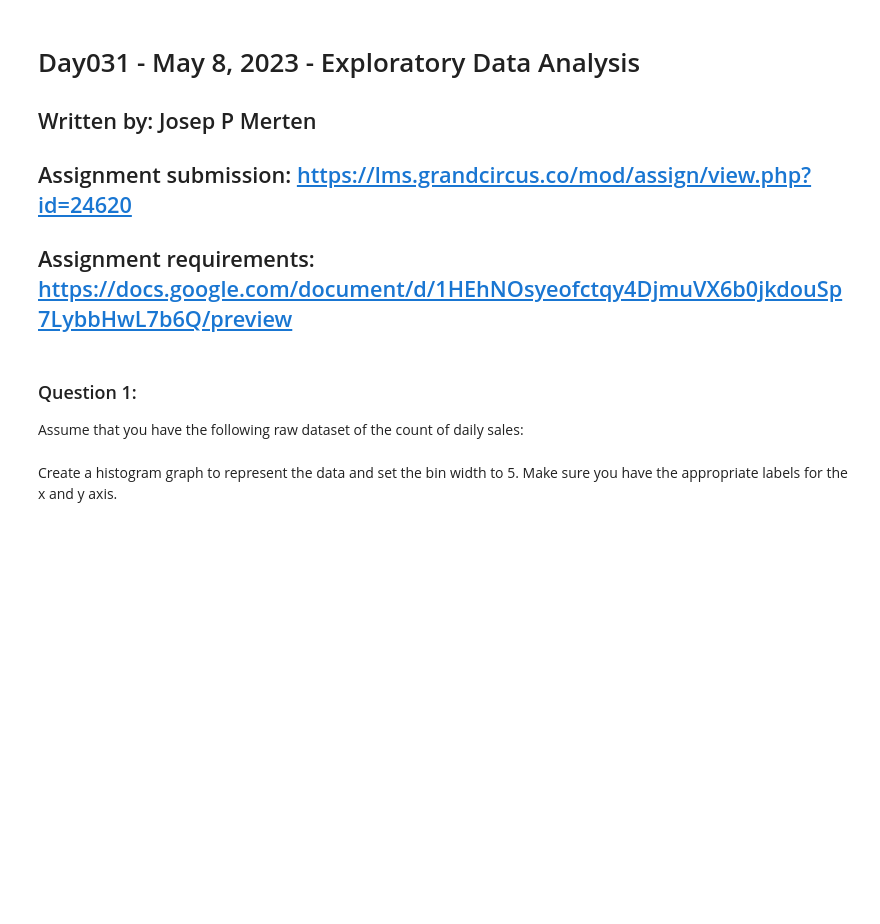
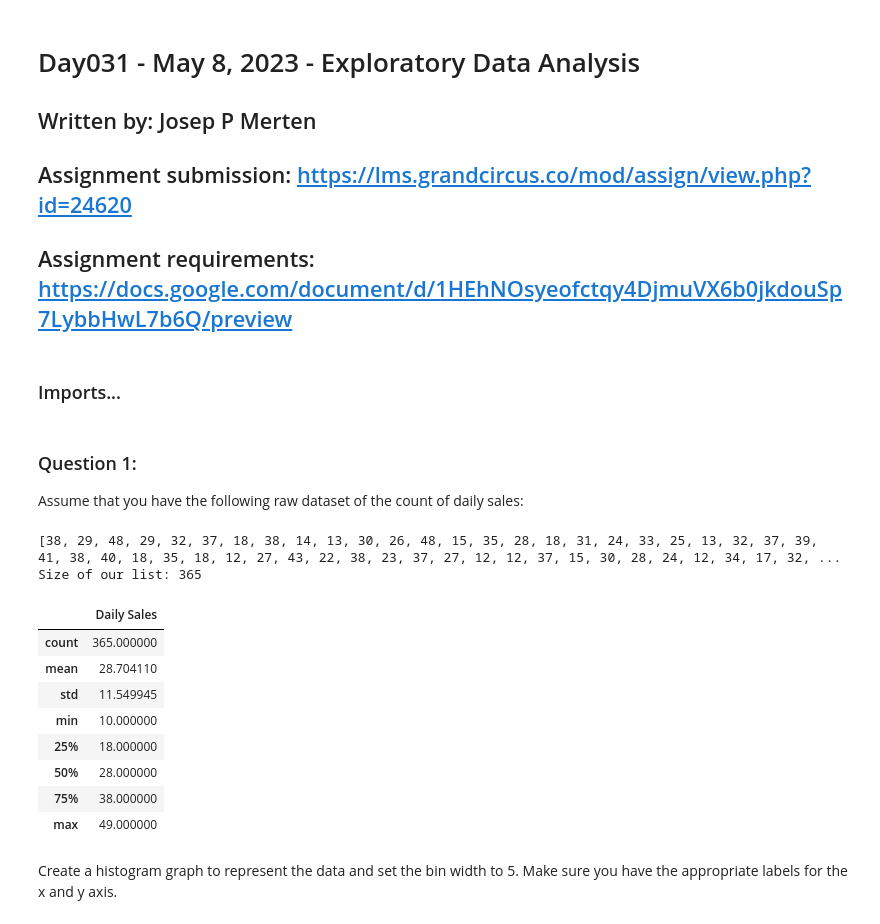
Before and after one commit to kc8son/GrandCircus, a Jupyter notebook: Day031/Day031.ipynb, the cells around one changed output. Cells and saved outputs as stored; diff of their text form; code cells hidden in the pictures; blank space fills up the shorter version.

```diff
--- a/Day031/Day031.ipynb
+++ b/Day031/Day031.ipynb
@@ -3,6 +3,5 @@
 ## Written by: Josep P Merten
 ## Assignment submission:  https://lms.grandcircus.co/mod/assign/view.php?id=24620
 ## Assignment requirements: https://docs.google.com/document/d/1HEhNOsyeofctqy4DjmuVX6b0jkdouSp7LybbHwL7b6Q/preview
-# %% [markdown]
-### Question 1:
-Assume that you have the following raw dataset of the count of daily sales:
+# %% [markdown]
+### Imports...
@@ -9,2 +12,23 @@ Assume that you have the following raw dataset of the count of daily sales:
+# %% [markdown]
+### Question 1:
+Assume that you have the following raw dataset of the count of daily sales:
 # %%
+# Set our variable
 dly_sales = [38, 29, 48, 29, 32, 37, 18, 38, 14, 13, 30, 26, 48, 15, 35, 28, 18, 31, 24, 33, 25, 13, 32, 37, 39, 41, 38, 40, 18, 35, 18, 12, 27, 43, 22, 38, 23, 37, 27, 12, 12, 37, 15, 30, 28, 24, 12, 34, 17, 32, 16, 14, 18, 40, 23, 20, 19, 47, 44, 11, 35, 16, 15, 26, 15, 35, 17, 30, 19, 38, 34, 28, 29, 25, 21, 49, 43, 42, 24, 20, 10, 23, 10, 28, 24, 24, 15, 46, 41, 14, 17, 16, 39, 32, 36, 18, 24, 40, 45, 27, 39, 21, 19, 10, 12, 10, 39, 19, 45, 19, 46, 14, 15, 12, 36, 10, 48, 26, 49, 33, 39, 34, 35, 28, 38, 35, 14, 31, 31, 35, 46, 39, 38, 16, 47, 10, 33, 22, 22, 49, 46, 46, 43, 19, 49, 21, 34, 45, 26, 43, 18, 42, 12, 41, 21, 17, 40, 23, 25, 44, 49, 29, 28, 38, 14, 22, 11, 24, 14, 22, 39, 20, 29, 24, 18, 37, 30, 34, 45, 21, 43, 22, 37, 17, 26, 35, 43, 38, 47, 30, 25, 25, 48, 15, 40, 17, 41, 14, 22, 22, 35, 32, 12, 17, 40, 19, 33, 44, 16, 45, 20, 20, 42, 21, 34, 26, 23, 16, 39, 45, 29, 35, 23, 13, 49, 45, 15, 47, 10, 39, 46, 19, 42, 24, 27, 27, 43, 36, 12, 46, 11, 15, 32, 17, 45, 26, 11, 37, 37, 10, 47, 12, 45, 11, 19, 20, 45, 38, 33, 15, 42, 47, 10, 29, 37, 43, 27, 39, 14, 19, 23, 26, 21, 29, 11, 26, 23, 24, 38, 17, 13, 41, 43, 12, 32, 48, 14, 29, 28, 18, 34, 43, 13, 11, 17, 42, 12, 41, 11, 38, 36, 32, 24, 44, 41, 20, 30, 28, 39, 25, 48, 44, 35, 26, 12, 39, 23, 30, 27, 36, 49, 30, 28, 18, 24, 36, 28, 17, 22, 12, 33, 14, 25, 42, 32, 30, 33, 19, 12, 48, 37, 35, 32, 14, 12, 12, 26, 16, 17, 48, 49, 27, 35, 45, 37, 23, 12, 21, 28, 16, 44, 46, 39, 37, 43]
+print(dly_sales)
+print(f"Size of our list: {len(dly_sales)}")
+# Convert the list to dataframe and get some metrics
+df_sales = pd.DataFrame(dly_sales, columns=['Daily Sales'])
+df_sales.describe()
+# %% [output]
+[38, 29, 48, 29, 32, 37, 18, 38, 14, 13, 30, 26, 48, 15, 35, 28, 18, 31, 24, 33, 25, 13, 32, 37, 39, 41, 38, 40, 18, 35, 18, 12, 27, 43, 22, 38, 23, 37, 27, 12, 12, 37, 15, 30, 28, 24, 12, 34, 17, 32, ...
+Size of our list: 365
+|  | Daily Sales |
+| count | 365.000000 |
+| mean | 28.704110 |
+| std | 11.549945 |
+| min | 10.000000 |
+| 25% | 18.000000 |
+| 50% | 28.000000 |
+| 75% | 38.000000 |
+| max | 49.000000 |
```
Also changed, not shown: parts of 9 cells of this notebook, 1 other file.
